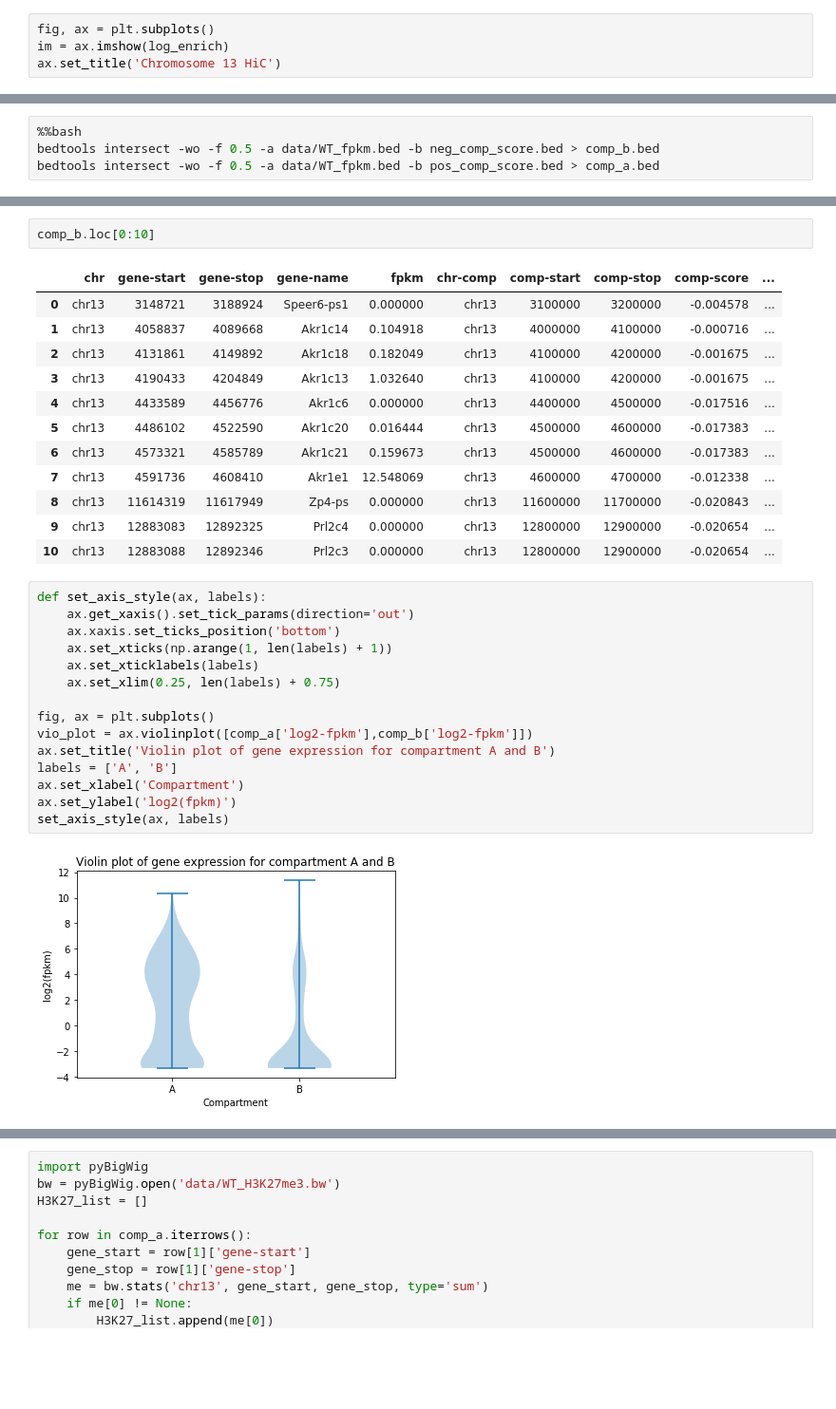
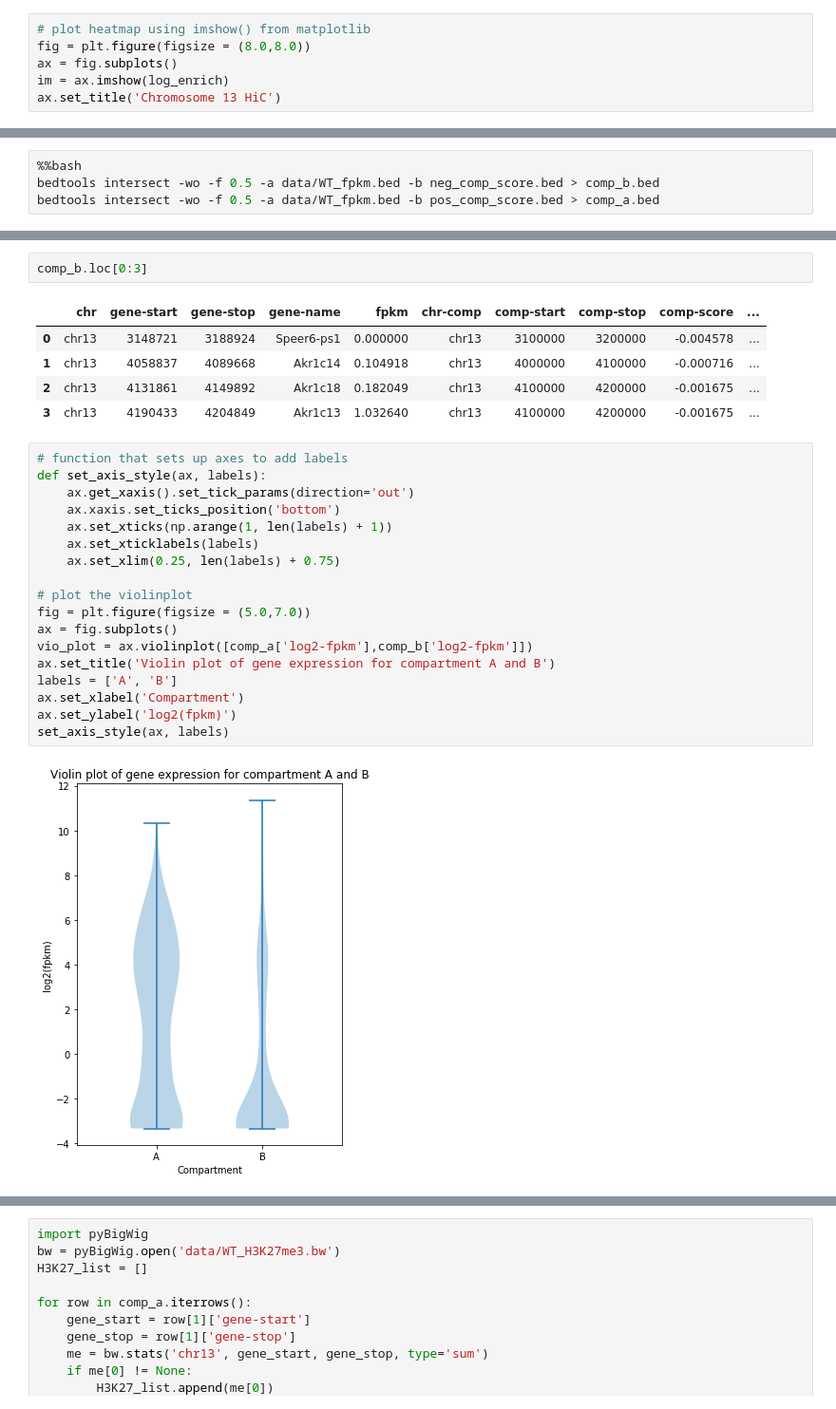
Before and after one commit to aheffner1/qbb2020-answers, a Jupyter notebook: week10-hw/week10-hw.ipynb, the cells around one changed output, grey strips where cells are left out. Shown at 95% size. Drawn from its saved outputs; the diff is of its cells as text; blank space fills up the shorter version.

Commit message:
added some comments - includes scripts py and cl, heatmap, comp plot, violin plot, h3k27me3 plot

```diff
--- a/week10-hw/week10-hw.ipynb
+++ b/week10-hw/week10-hw.ipynb
@@ -24,7 +30,9 @@ expect = data[:, :, 1] + 1
 enrichment = raw/expect
 log_enrich = np.log(enrichment + 0.1)
 # %%
-fig, ax = plt.subplots()
+# plot heatmap using imshow() from matplotlib
+fig = plt.figure(figsize = (8.0,8.0))
+ax = fig.subplots()
 im = ax.imshow(log_enrich)
 ax.set_title('Chromosome 13 HiC')
 # %% [output]
@@ -79,32 +94,28 @@ comp_a.loc[0:10]
 # %%
-comp_b.loc[0:10]
+comp_b.loc[0:3]
 # %% [output]
 |  | chr | gene-start | gene-stop | gene-name | fpkm | chr-comp | comp-start | comp-stop | comp-score | ... |
 | 0 | chr13 | 3148721 | 3188924 | Speer6-ps1 | 0.000000 | chr13 | 3100000 | 3200000 | -0.004578 | ... |
 | 1 | chr13 | 4058837 | 4089668 | Akr1c14 | 0.104918 | chr13 | 4000000 | 4100000 | -0.000716 | ... |
 | 2 | chr13 | 4131861 | 4149892 | Akr1c18 | 0.182049 | chr13 | 4100000 | 4200000 | -0.001675 | ... |
 | 3 | chr13 | 4190433 | 4204849 | Akr1c13 | 1.032640 | chr13 | 4100000 | 4200000 | -0.001675 | ... |
-| 4 | chr13 | 4433589 | 4456776 | Akr1c6 | 0.000000 | chr13 | 4400000 | 4500000 | -0.017516 | ... |
-| 5 | chr13 | 4486102 | 4522590 | Akr1c20 | 0.016444 | chr13 | 4500000 | 4600000 | -0.017383 | ... |
-| 6 | chr13 | 4573321 | 4585789 | Akr1c21 | 0.159673 | chr13 | 4500000 | 4600000 | -0.017383 | ... |
-| 7 | chr13 | 4591736 | 4608410 | Akr1e1 | 12.548069 | chr13 | 4600000 | 4700000 | -0.012338 | ... |
-| 8 | chr13 | 11614319 | 11617949 | Zp4-ps | 0.000000 | chr13 | 11600000 | 11700000 | -0.020843 | ... |
-| 9 | chr13 | 12883083 | 12892325 | Prl2c4 | 0.000000 | chr13 | 12800000 | 12900000 | -0.020654 | ... |
-| 10 | chr13 | 12883088 | 12892346 | Prl2c3 | 0.000000 | chr13 | 12800000 | 12900000 | -0.020654 | ... |
 # %%
+# function that sets up axes to add labels
 def set_axis_style(ax, labels):
     ax.get_xaxis().set_tick_params(direction='out')
     ax.xaxis.set_ticks_position('bottom')
     ax.set_xticks(np.arange(1, len(labels) + 1))
     ax.set_xticklabels(labels)
     ax.set_xlim(0.25, len(labels) + 0.75)
 
-fig, ax = plt.subplots()
+# plot the violinplot
+fig = plt.figure(figsize = (5.0,7.0))
+ax = fig.subplots()
 vio_plot = ax.violinplot([comp_a['log2-fpkm'],comp_b['log2-fpkm']])
 ax.set_title('Violin plot of gene expression for compartment A and B')
 labels = ['A', 'B']
 ax.set_xlabel('Compartment')
 ax.set_ylabel('log2(fpkm)')
 set_axis_style(ax, labels)
 # %% [output]
-[figure, old version]
+[figure, new version]
```
Also changed, not shown: parts of 15 cells of this notebook.
